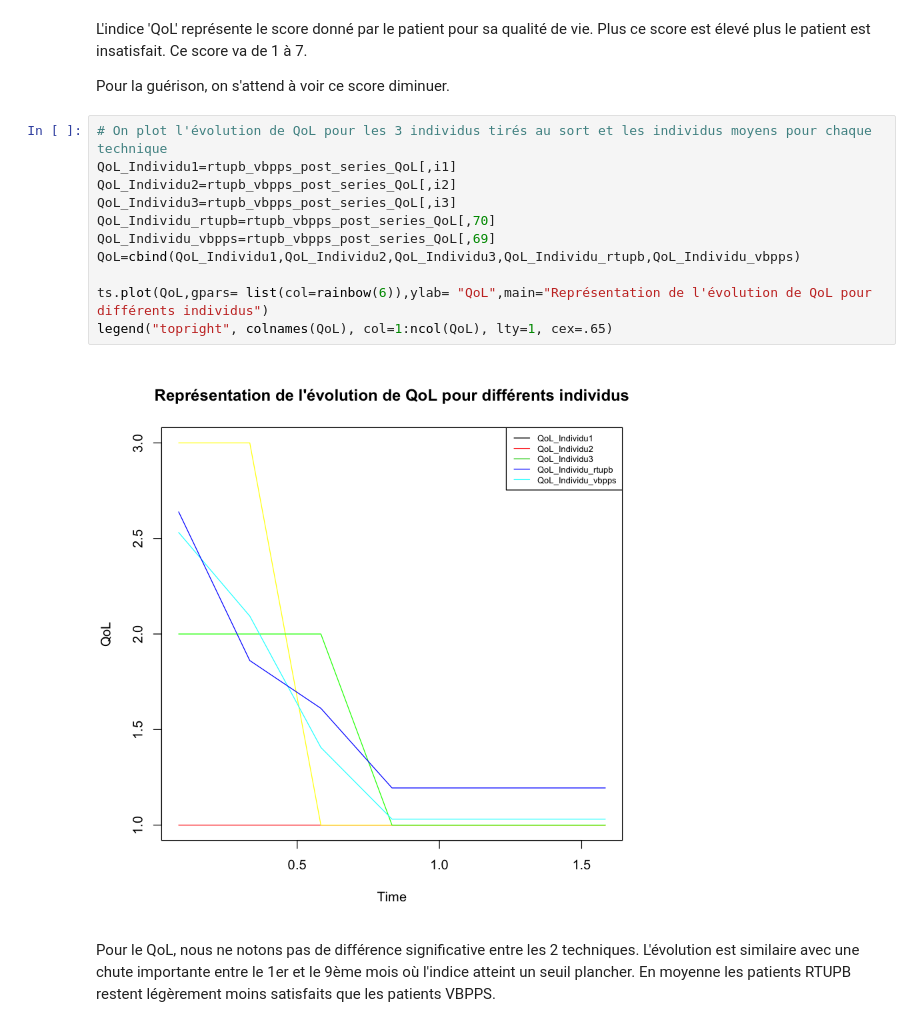
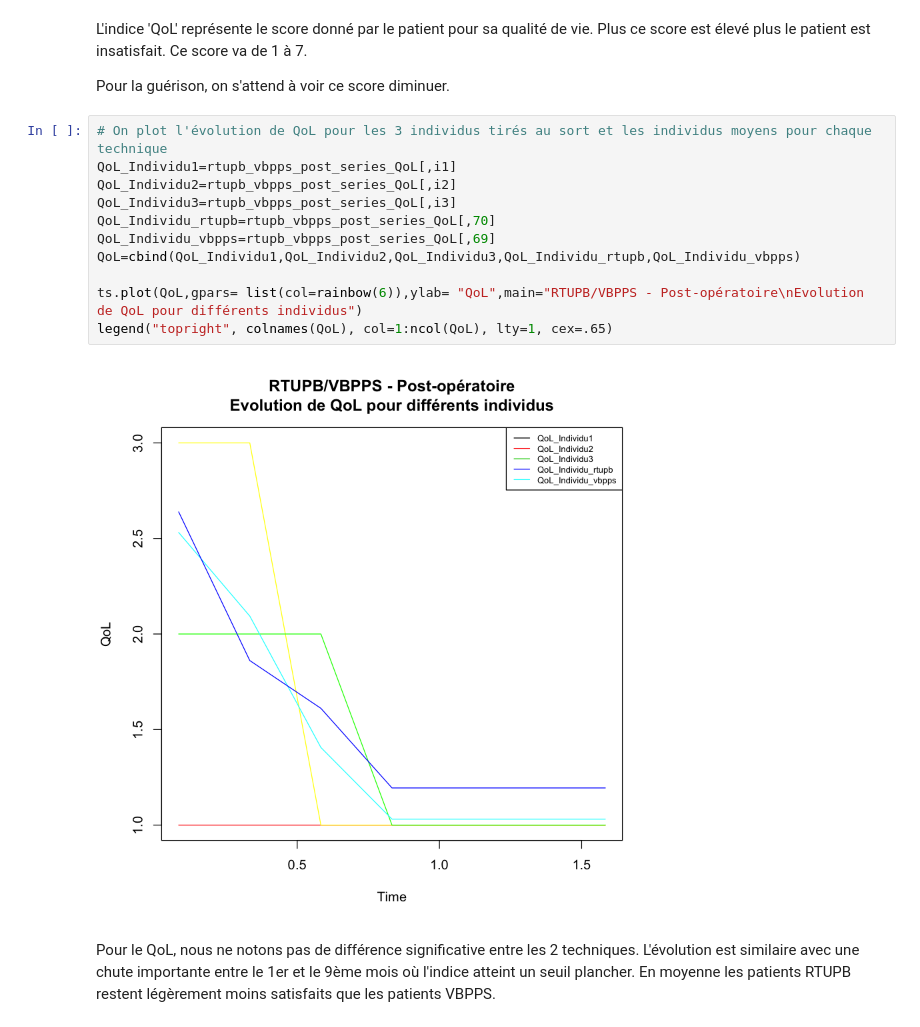
Before and after one commit to BigFab/TP_Adenome, a Jupyter notebook: rtupb_vbpps.ipynb, the cells around one changed output. Saved outputs shown, nothing was run; the diff lists cells and outputs as text.

```diff
--- a/rtupb_vbpps.ipynb
+++ b/rtupb_vbpps.ipynb
@@ -478,15 +526,15 @@ Pour la guérison, on s'attend à voir ce score diminuer.
 # %%
 # On plot l'évolution de QoL pour les 3 individus tirés au sort et les individus moyens pour chaque technique
 QoL_Individu1=rtupb_vbpps_post_series_QoL[,i1]
 QoL_Individu2=rtupb_vbpps_post_series_QoL[,i2]
 QoL_Individu3=rtupb_vbpps_post_series_QoL[,i3]
 QoL_Individu_rtupb=rtupb_vbpps_post_series_QoL[,70]
 QoL_Individu_vbpps=rtupb_vbpps_post_series_QoL[,69]
 QoL=cbind(QoL_Individu1,QoL_Individu2,QoL_Individu3,QoL_Individu_rtupb,QoL_Individu_vbpps)
 
-ts.plot(QoL,gpars= list(col=rainbow(6)),ylab= "QoL",main="Représentation de l'évolution de QoL pour différents individus")
+ts.plot(QoL,gpars= list(col=rainbow(6)),ylab= "QoL",main="RTUPB/VBPPS - Post-opératoire\nEvolution de QoL pour différents individus")
 legend("topright", colnames(QoL), col=1:ncol(QoL), lty=1, cex=.65)
 # %% [output]
-[figure, old version]
+[figure, new version]
 # %% [markdown]
 Pour le QoL, nous ne notons pas de différence significative entre les 2 techniques. L'évolution est similaire avec une chute importante entre le 1er et le 9ème mois où l'indice atteint un seuil plancher. En moyenne les patients RTUPB restent légèrement moins satisfaits que les patients VBPPS.
```
Also changed, not shown: parts of 48 cells of this notebook.
